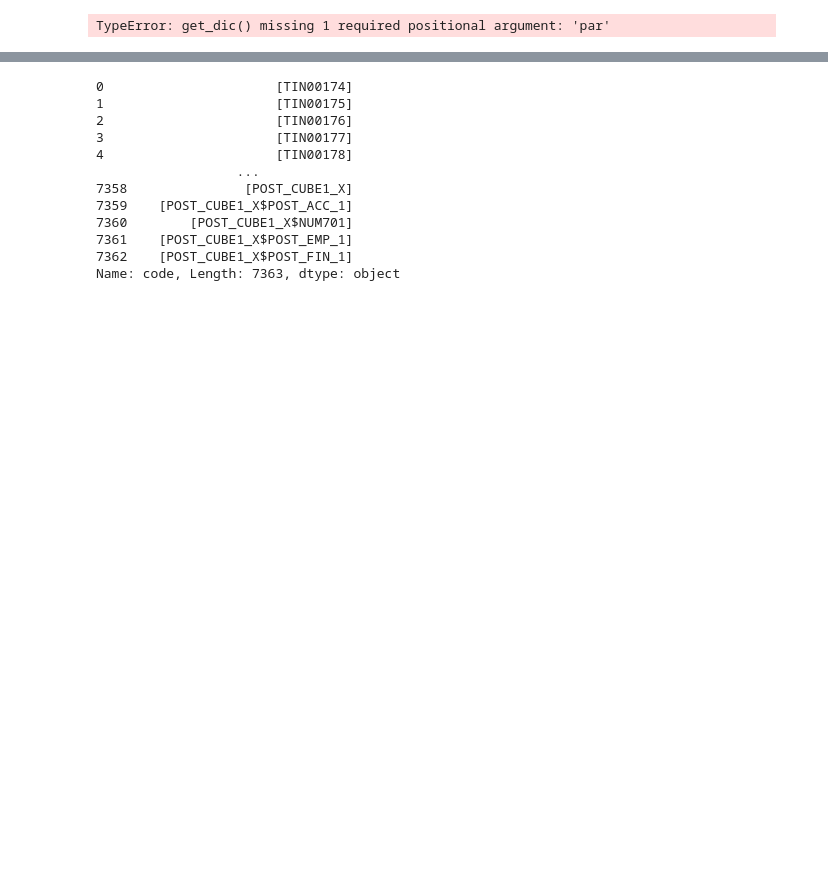
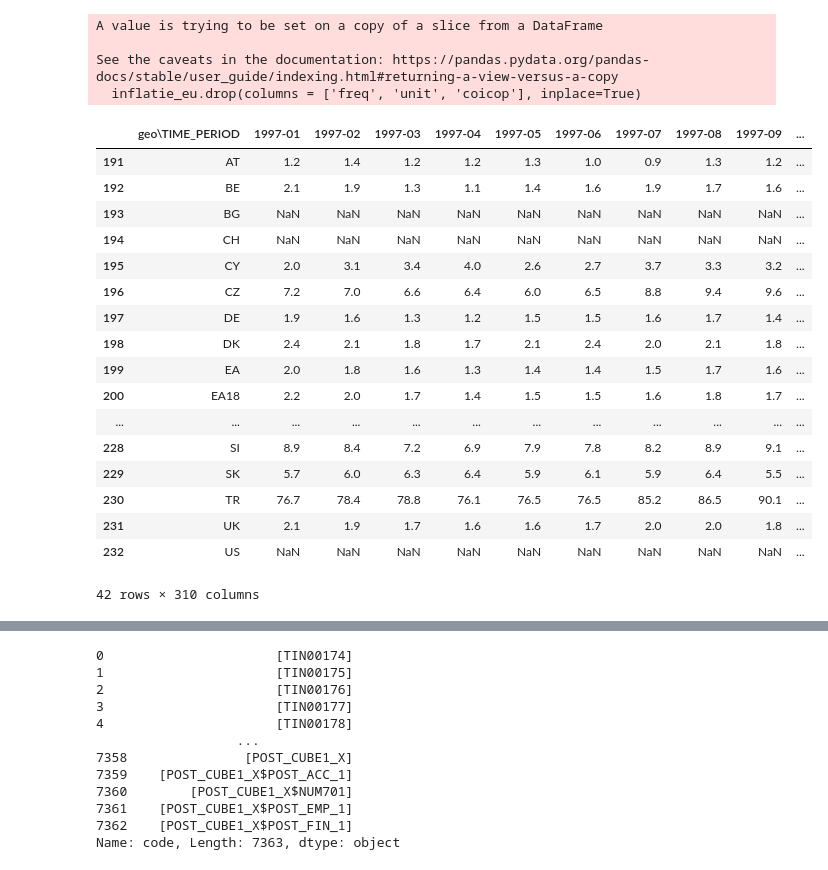
Before and after one commit to journinho/OPENGOV_BE, a Jupyter notebook: jupyter_folder/eurostat.ipynb, the cells around one changed output, grey strips where cells are left out. Cells and saved outputs as stored; diff of their text form; code cells hidden in the pictures; blank space fills up the shorter version.

```diff
--- a/jupyter_folder/eurostat.ipynb
+++ b/jupyter_folder/eurostat.ipynb
@@ -67,4 +12,0 @@ eu_toc
-# %%
-es.get_dic(code, full=True, frmt="list", lang="nl")
-# %% [output]
-TypeError: get_dic() missing 1 required positional argument: 'par'
@@ -70,0 +15,29 @@ TypeError: get_dic() missing 1 required positional argument: 'par'
+# %%
+# drop irrelevant columns freq unit coicop
+inflatie_eu.drop(columns = ['freq', 'unit', 'coicop'], inplace=True)
+# %% [output]
+A value is trying to be set on a copy of a slice from a DataFrame
+
+See the caveats in the documentation: https://pandas.pydata.org/pandas-docs/stable/user_guide/indexing.html#returning-a-view-versus-a-copy
+  inflatie_eu.drop(columns = ['freq', 'unit', 'coicop'], inplace=True)
+# %%
+inflatie_eu
+# %% [output]
+|  | geo\TIME_PERIOD | 1997-01 | 1997-02 | 1997-03 | 1997-04 | 1997-05 | 1997-06 | 1997-07 | 1997-08 | 1997-09 | ... |
+| 191 | AT | 1.2 | 1.4 | 1.2 | 1.2 | 1.3 | 1.0 | 0.9 | 1.3 | 1.2 | ... |
+| 192 | BE | 2.1 | 1.9 | 1.3 | 1.1 | 1.4 | 1.6 | 1.9 | 1.7 | 1.6 | ... |
+| 193 | BG | NaN | NaN | NaN | NaN | NaN | NaN | NaN | NaN | NaN | ... |
+| 194 | CH | NaN | NaN | NaN | NaN | NaN | NaN | NaN | NaN | NaN | ... |
+| 195 | CY | 2.0 | 3.1 | 3.4 | 4.0 | 2.6 | 2.7 | 3.7 | 3.3 | 3.2 | ... |
+| 196 | CZ | 7.2 | 7.0 | 6.6 | 6.4 | 6.0 | 6.5 | 8.8 | 9.4 | 9.6 | ... |
+| 197 | DE | 1.9 | 1.6 | 1.3 | 1.2 | 1.5 | 1.5 | 1.6 | 1.7 | 1.4 | ... |
+| 198 | DK | 2.4 | 2.1 | 1.8 | 1.7 | 2.1 | 2.4 | 2.0 | 2.1 | 1.8 | ... |
+| 199 | EA | 2.0 | 1.8 | 1.6 | 1.3 | 1.4 | 1.4 | 1.5 | 1.7 | 1.6 | ... |
+| 200 | EA18 | 2.2 | 2.0 | 1.7 | 1.4 | 1.5 | 1.5 | 1.6 | 1.8 | 1.7 | ... |
+| ... | ... | ... | ... | ... | ... | ... | ... | ... | ... | ... | ... |
+| 228 | SI | 8.9 | 8.4 | 7.2 | 6.9 | 7.9 | 7.8 | 8.2 | 8.9 | 9.1 | ... |
+| 229 | SK | 5.7 | 6.0 | 6.3 | 6.4 | 5.9 | 6.1 | 5.9 | 6.4 | 5.5 | ... |
+| 230 | TR | 76.7 | 78.4 | 78.8 | 76.1 | 76.5 | 76.5 | 85.2 | 86.5 | 90.1 | ... |
+| 231 | UK | 2.1 | 1.9 | 1.7 | 1.6 | 1.6 | 1.7 | 2.0 | 2.0 | 1.8 | ... |
+| 232 | US | NaN | NaN | NaN | NaN | NaN | NaN | NaN | NaN | NaN | ... |
+42 rows × 310 columns
```
Also changed, not shown: parts of 36 cells of this notebook, 1 other file.
